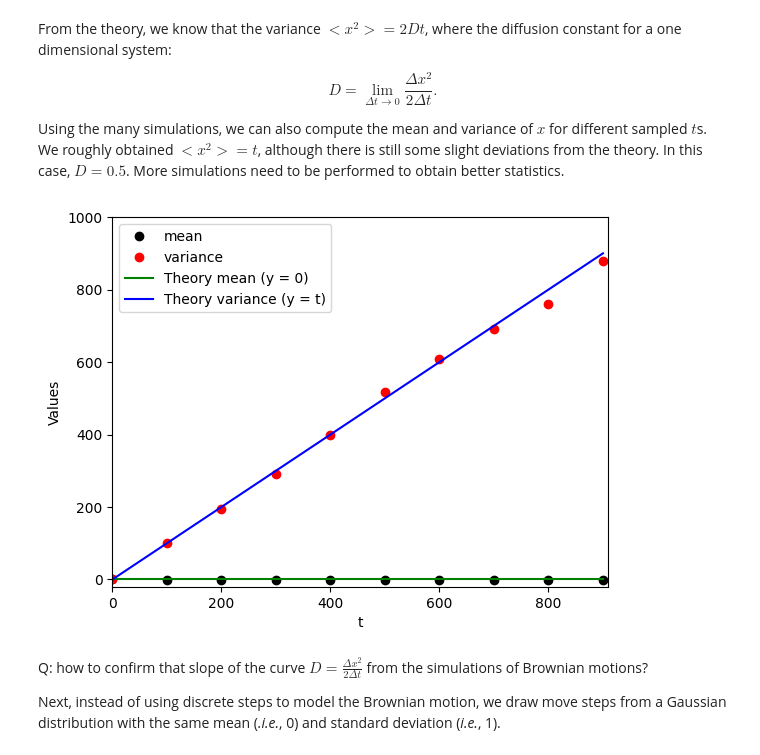
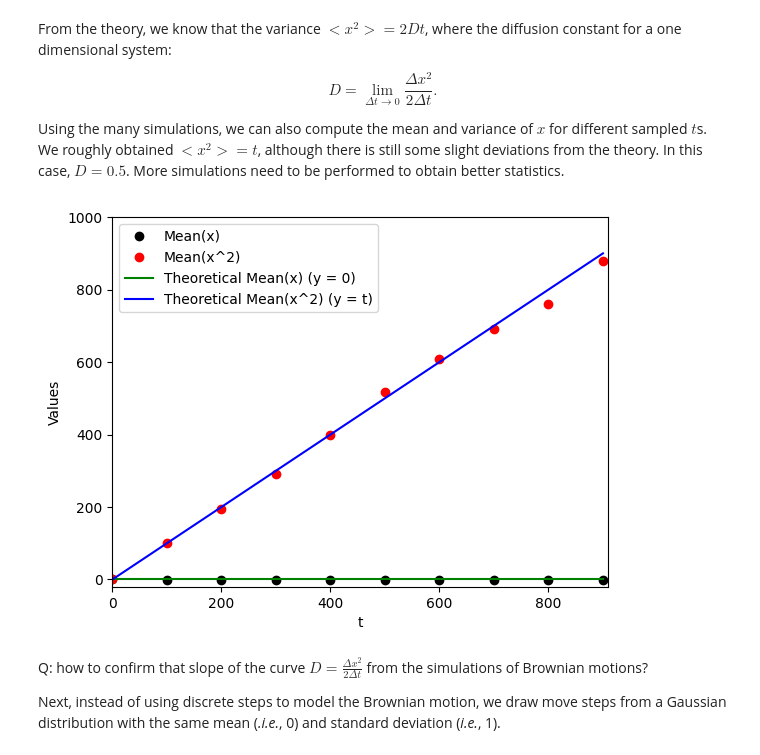
Before and after one commit to lusystemsbio/numericalR, a Jupyter notebook: extra/Python/06B.ipynb, the cells around one changed output. Cells and saved outputs as stored; diff of their text form; code cells hidden in the pictures.

```diff
--- a/extra/Python/06B.ipynb
+++ b/extra/Python/06B.ipynb
@@ -94,6 +94,7 @@ As shown in the box plot, the mean $x$ remains zero, and the variance of $x$ inc
 Q: is it okay to use larger $\Delta t$ in the simulation?
 # %%
 mean_x = np.zeros(nt)
+mean_x2 = np.zeros(nt)
 var_x = np.zeros(nt)
 
 # Define the layout
@@ -111,7 +112,8 @@ for i in range(rows):
             axs[i, j].set_xlim(-100, 100)
             axs[i, j].set_title(f"t = {t_ind[ind]}")
             mean_x[ind] = np.mean(x)
-            var_x[ind] = np.mean(x ** 2)
+            mean_x2[ind] = np.mean(x ** 2)
+            var_x[ind] = mean_x2[ind] - mean_x[ind] ** 2  # not used here
             ind += 1
         else:
             axs[i, j].axis('off')  # Hide empty subplots if nt is smaller than 3*4
@@ -127,18 +129,18 @@ $$D = \lim_{\Delta t \rightarrow 0}\frac{\Delta x^2}{2\Delta t}. \tag{3}$$
 
 Using the many simulations, we can also compute the mean and variance of $x$ for different sampled $t$s. We roughly obtained $<x^2>  = t$, although there is still some slight deviations from the theory. In this case, $D = 0.5$. More simulations need to be performed to obtain better statistics.
 # %%
-plt.plot(t_ind, mean_x, color='black', label='mean', linestyle='None', marker='o')
-plt.plot(t_ind, var_x, color='red', label='variance', linestyle='None', marker='o')
-plt.plot(t_ind, t_ind*0, color='green', label='Theory mean (y = 0)')
-plt.plot(t_ind, t_ind, color='blue', label='Theory variance (y = t)')
+plt.plot(t_ind, mean_x, color='black', label='Mean(x)', linestyle='None', marker='o')
+plt.plot(t_ind, mean_x2, color='red', label='Mean(x^2)', linestyle='None', marker='o')
+plt.plot(t_ind, t_ind*0, color='green', label='Theoretical Mean(x) (y = 0)')
+plt.plot(t_ind, t_ind, color='blue', label='Theoretical Mean(x^2) (y = t)')
 plt.xlabel("t")
 plt.ylabel("Values")
 plt.xlim(0, 910)
 plt.ylim(-20, 1000)
 plt.legend(loc='upper left')
 plt.show()
 # %% [output]
-[figure, old version]
+[figure, new version]
 # %% [markdown]
 Q: how to confirm that slope of the curve $D = \frac{\Delta x^2}{2\Delta t}$ from the simulations of Brownian motions?
 
```
Also changed, not shown: 11 other files.
